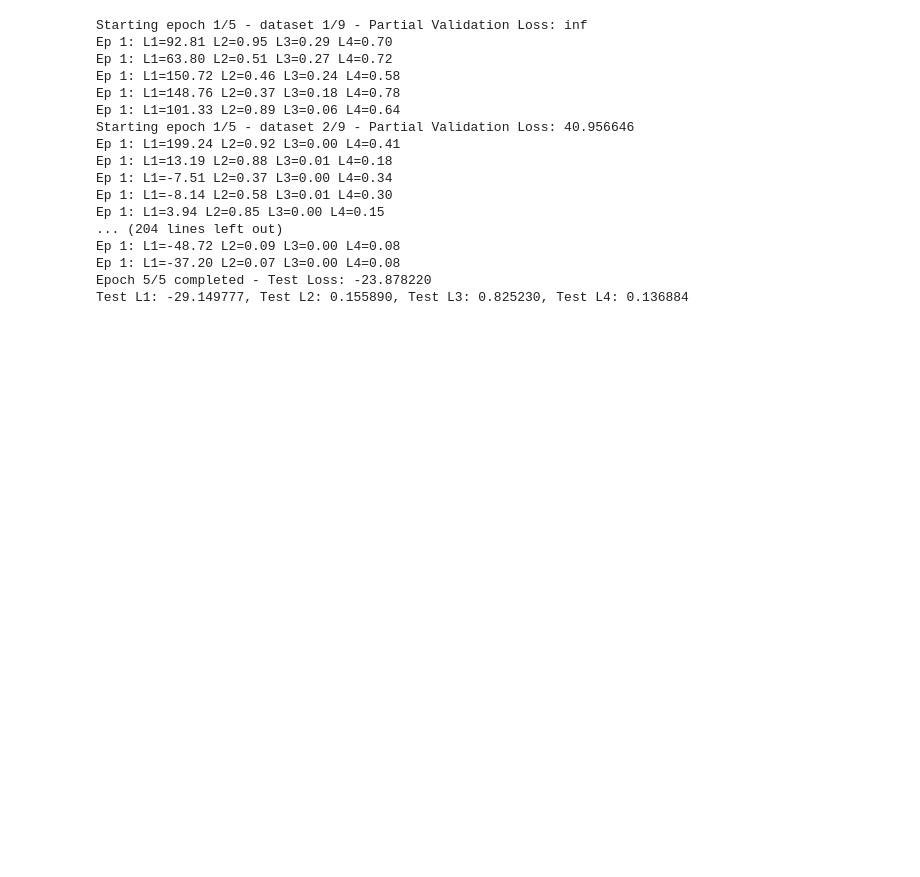
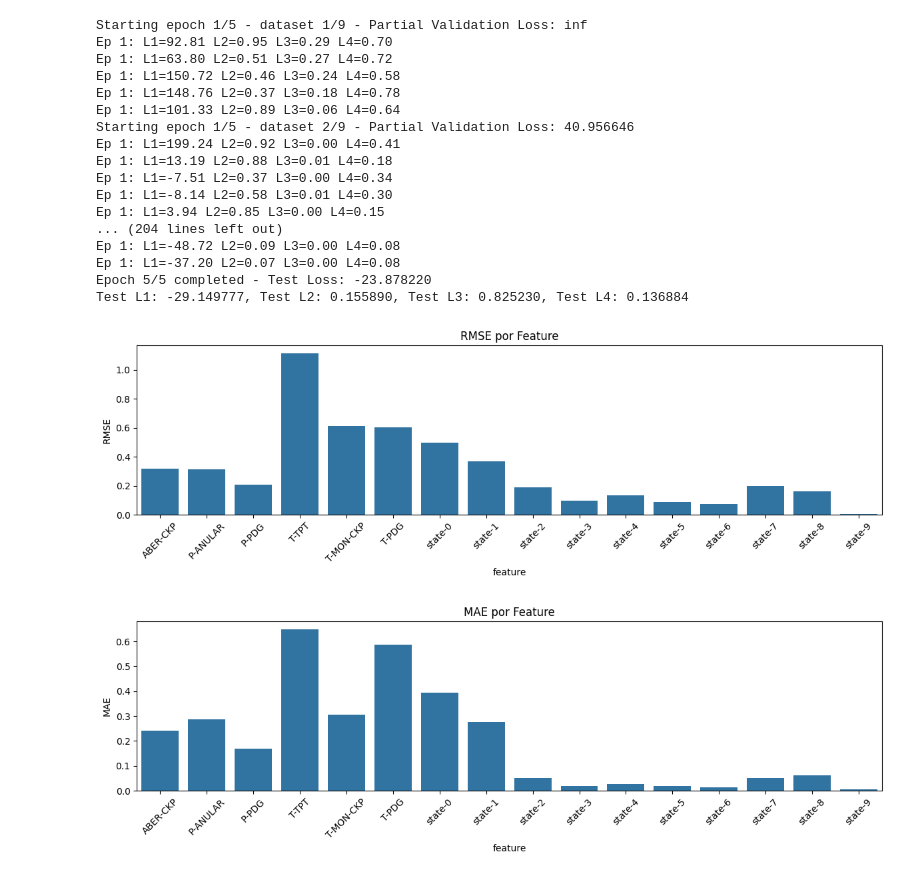
Before and after one commit to natmourajr/CPE883-2025-02, a Jupyter notebook: experiments/3W/tsdiffusion/3w_v2.ipynb, the cells around one changed output. Cells and saved outputs as stored; diff of their text form; code cells hidden in the pictures; blank space fills up the shorter version.

```diff
--- a/experiments/3W/tsdiffusion/3w_v2.ipynb
+++ b/experiments/3W/tsdiffusion/3w_v2.ipynb
@@ -70,13 +70,16 @@ ts_diffusion = ts_diffusion.load('state_ep5.pt',in_channels=17,
 # %%
 %matplotlib inline
 ts_diffusion = ts_diffusion.to(device=torch.device('cuda'))
 metrics = ts_diffusion.evaluate_datasets(
     test_datasets=1,
     window_size=15,
     batch_size=1000,
     missing_frac=0.3,     # igual ao seu test_impute
-    sampling_steps=1000
+    sampling_steps=100
 )
 
 # 2) Plota
 ts_diffusion.plot_metrics_matplotlib(metrics)
+# %% [output]
+[figure, added]
+[figure, added]
```
Also changed, not shown: parts of 1 cell of this notebook, 1 other file.
